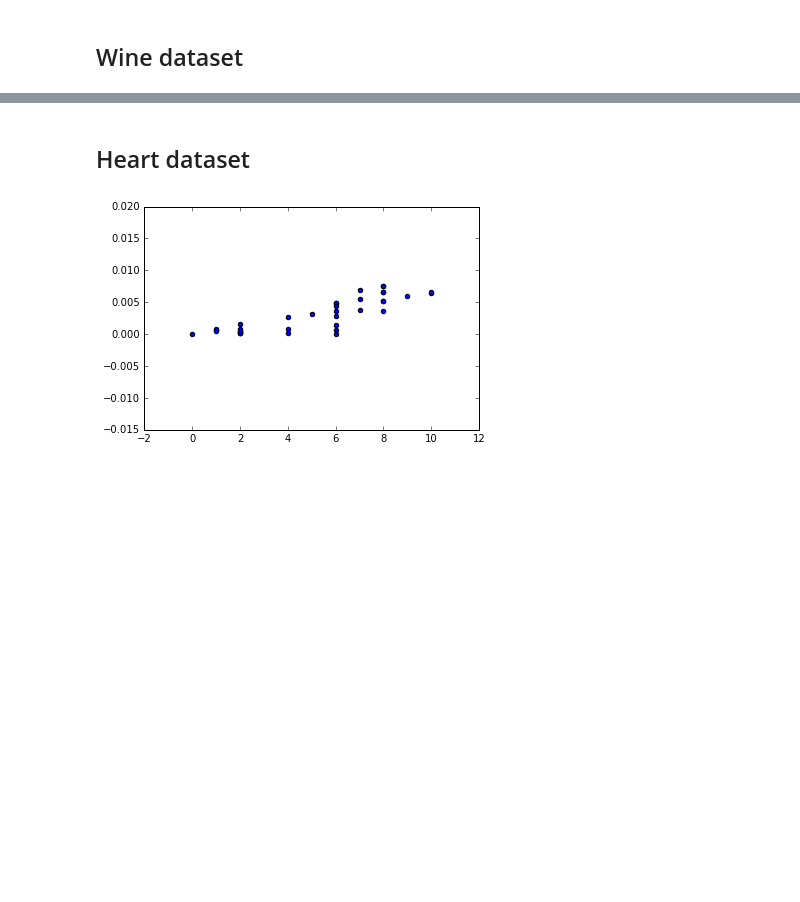
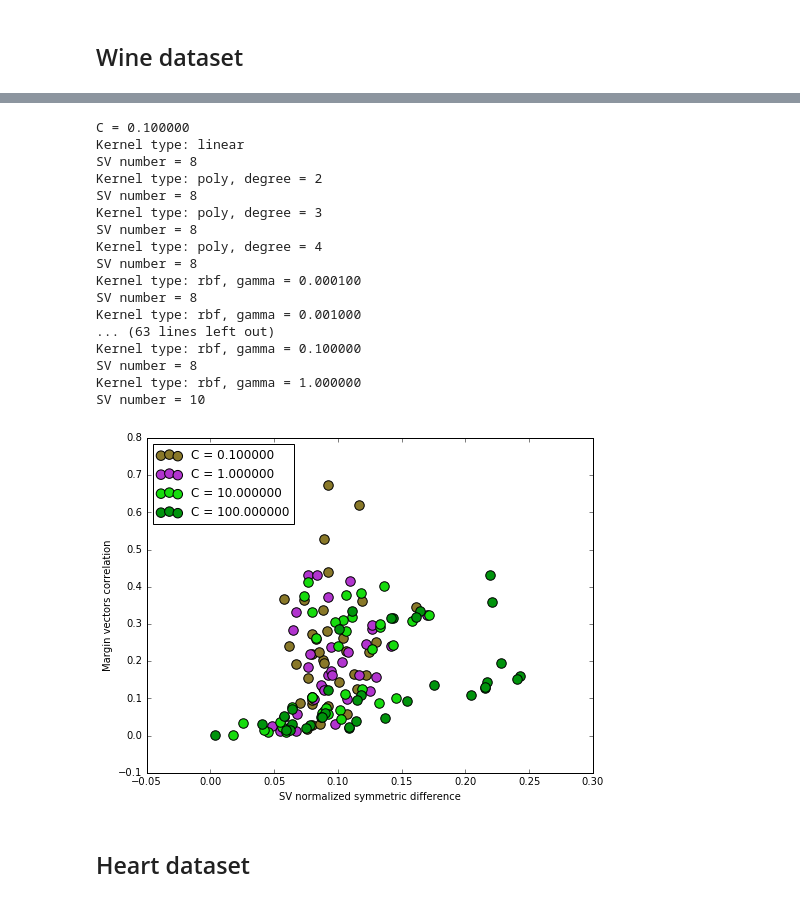
Before and after one commit to ivanychev/learning, a Jupyter notebook: machine learning/paper/source-code/stuff.ipynb, the cells around one changed output, grey strips where cells are left out. Drawn from its saved outputs; the diff is of its cells as text; code cells hidden in the pictures; blank space fills up the shorter version.

```diff
--- a/machine learning/paper/source-code/stuff.ipynb
+++ b/machine learning/paper/source-code/stuff.ipynb
@@ -129,2 +166,23 @@ margin_cov_pic(margins, clfs)
+# %%
+draw_corr_diff("german", [0.1, 1, 10, 100])
+# %% [output]
+C = 0.100000
+Kernel type: linear
+SV number = 8
+Kernel type: poly, degree = 2
+SV number = 8
+Kernel type: poly, degree = 3
+SV number = 8
+Kernel type: poly, degree = 4
+SV number = 8
+Kernel type: rbf, gamma = 0.000100
+SV number = 8
+Kernel type: rbf, gamma = 0.001000
+... (63 lines left out)
+Kernel type: rbf, gamma = 0.100000
+SV number = 8
+Kernel type: rbf, gamma = 1.000000
+SV number = 10
+[figure, added]
 # %% [markdown]
 ## Heart dataset
@@ -137,5 +188,0 @@ train_clfs(clfs, dataset[0], dataset[1])
-# %%
-margins = get_margins(clfs, dataset[0])
-margin_cov_pic(margins, clfs)
-# %% [output]
-[figure, removed]
```
Also changed, not shown: parts of 11 cells of this notebook.
